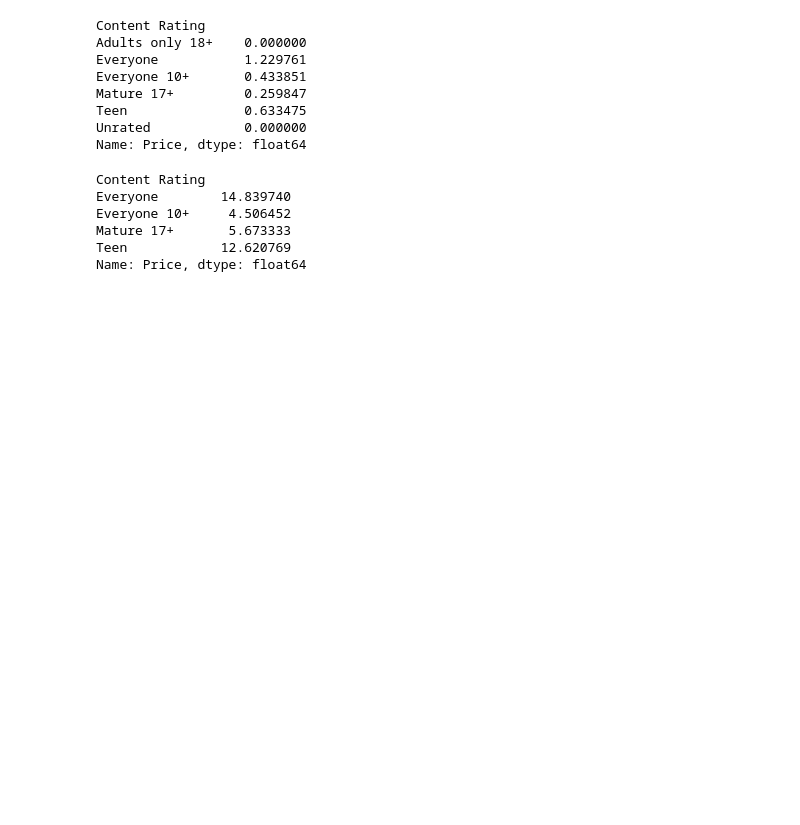
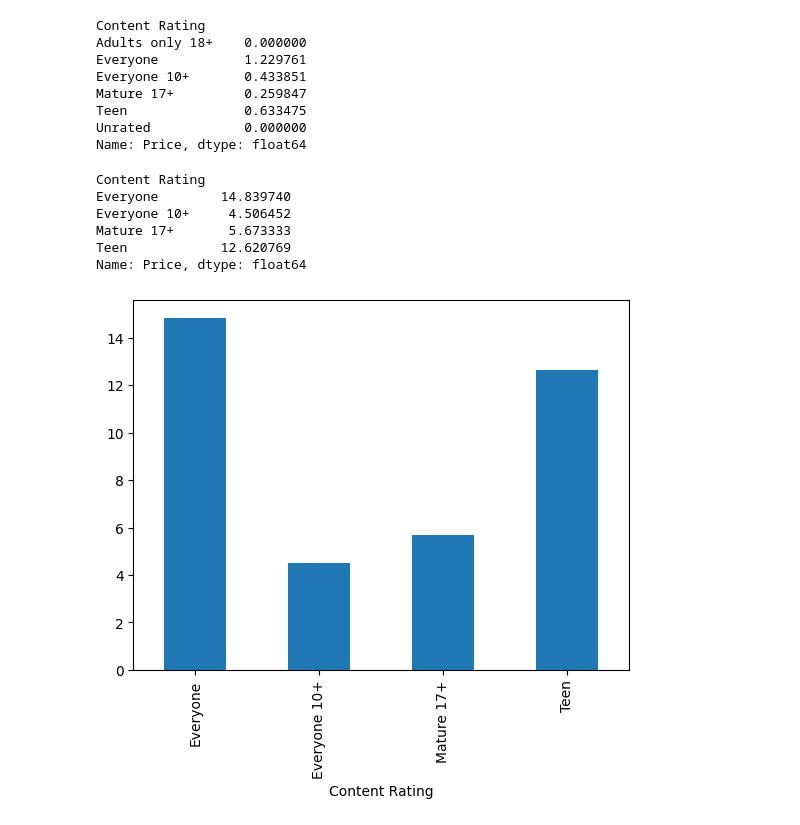
Before and after one commit to umbertocangelosi/playstore_automated_pipeline, a Jupyter notebook: progetto_2/Bozza_Sentiment_Analysis.ipynb, the cells around one changed output. Cells and saved outputs as stored; diff of their text form; code cells hidden in the pictures; blank space fills up the shorter version.

```diff
--- a/progetto_2/Bozza_Sentiment_Analysis.ipynb
+++ b/progetto_2/Bozza_Sentiment_Analysis.ipynb
@@ -244,3 +229,8 @@ Everyone 10+     4.506452
 Mature 17+       5.673333
 Teen            12.620769
 Name: Price, dtype: float64
+# %%
+anova_onlypaid.plot.bar()
+plt.show()
+# %% [output]
+[figure, added]
```
Also changed, not shown: parts of 3 cells of this notebook.
